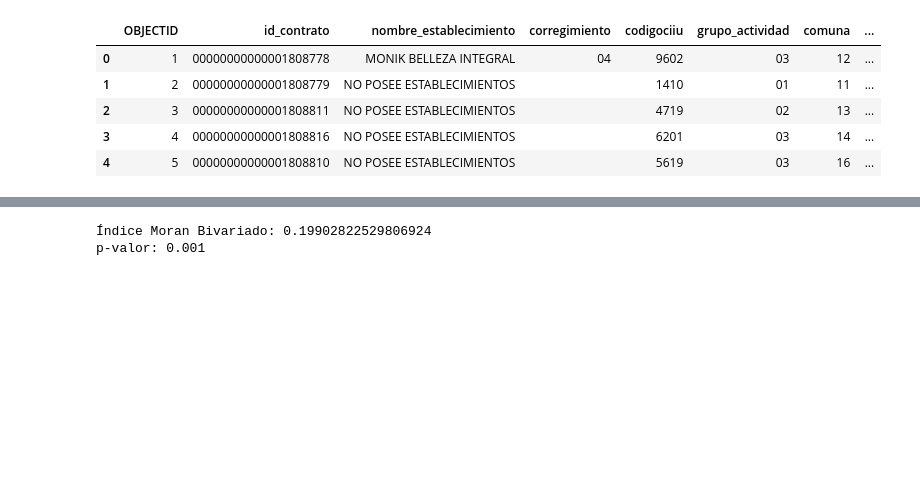
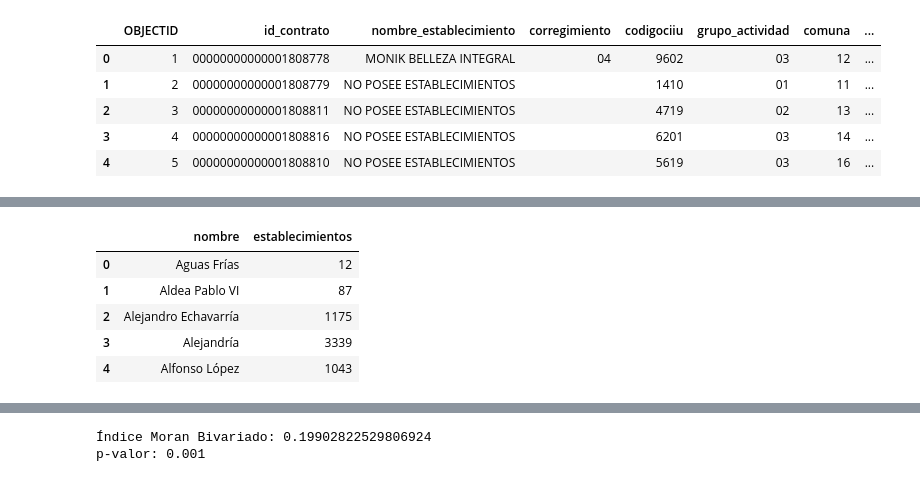
Before and after one commit to jdavidortega/Geographic_Data_Science_with_Python, a Jupyter notebook: Geospatial/autocorrelacion_espacial.ipynb, the cells around one changed output, grey strips where cells are left out. Cells and saved outputs as stored; diff of their text form; code cells hidden in the pictures; blank space fills up the shorter version.

```diff
--- a/Geospatial/autocorrelacion_espacial.ipynb
+++ b/Geospatial/autocorrelacion_espacial.ipynb
@@ -331 +348,15 @@ establecimientos_gdf.head()
+# %%
+establecimientos_por_barrio = (
+    join_est.groupby("nombre")
+            .size()
+            .reset_index(name="establecimientos")
+)
+establecimientos_por_barrio.head()
+# %% [output]
+|  | nombre | establecimientos |
+| 0 | Aguas Frías | 12 |
+| 1 | Aldea Pablo VI | 87 |
+| 2 | Alejandro Echavarría | 1175 |
+| 3 | Alejandría | 3339 |
+| 4 | Alfonso López | 1043 |
 # %%
```
Also changed, not shown: parts of 17 cells of this notebook.
